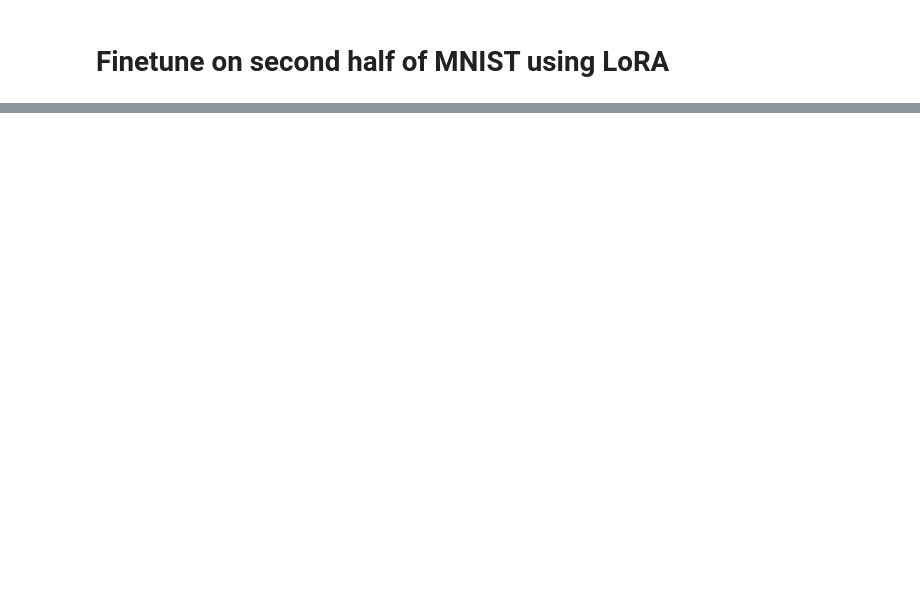
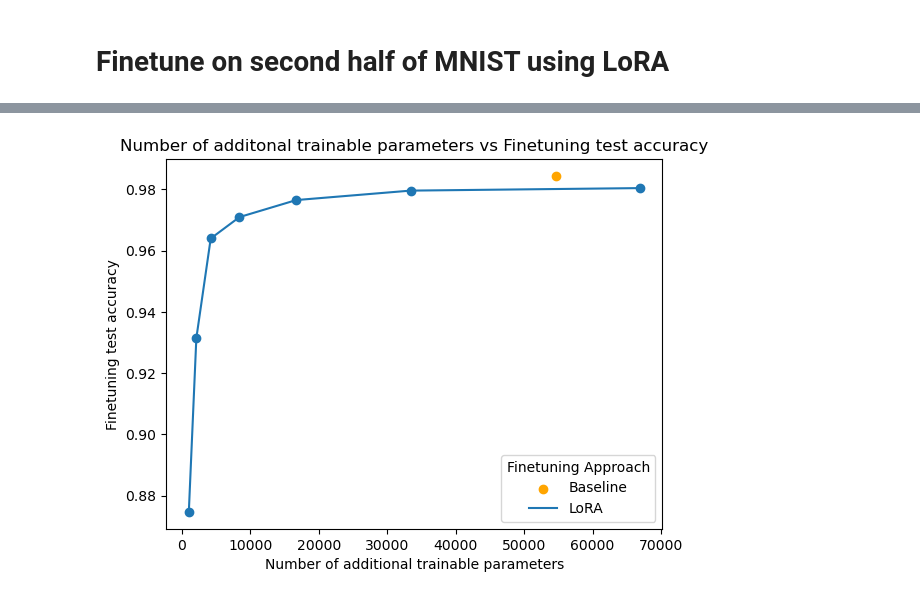
Before and after one commit to sunildkumar/lora_from_scratch, a Jupyter notebook: lora_on_mnist.ipynb, the cells around one changed output, grey strips where cells are left out. Drawn from its saved outputs; the diff is of its cells as text; code cells hidden in the pictures; blank space fills up the shorter version.

```diff
--- a/lora_on_mnist.ipynb
+++ b/lora_on_mnist.ipynb
@@ -625,0 +714,22 @@ Loaded model weights from the checkpoint at /home/sunil/lora_from_scratch/lightn
+# %%
+fig, ax = plt.subplots()
+
+baseline_num_parameters = 54700
+baseline_accuracy = 0.9844327569007874
+ax.scatter(baseline_num_parameters, baseline_accuracy, c = 'orange')
+
+lora_num_parameters = [1000,2100, 4200, 8400, 16700, 33400, 66900]
+lora_accuracies = [ 0.874717116355896, 0.9314955472946167, 0.9639991521835327, 0.9709936380386353, 0.9765480160713196, 0.9796338081359863, 0.9804567098617554]
+ax.plot(num_parameters, accuracies)
+plt.scatter(num_parameters, accuracies)
+
+legend1 = ax.legend(['Baseline', 'LoRA'],
+                    loc="lower right", title="Finetuning Approach")
+
+ax.set_xlabel('Number of additional trainable parameters')
+ax.set_ylabel('Finetuning test accuracy')
+ax.set_title('Number of additonal trainable parameters vs Finetuning test accuracy')
+plt.savefig('parameters_vs_accuracy.png')
+plt.show()
+# %% [output]
+[figure, added]
```
Also changed, not shown: parts of 15 cells of this notebook, 2 other files.
